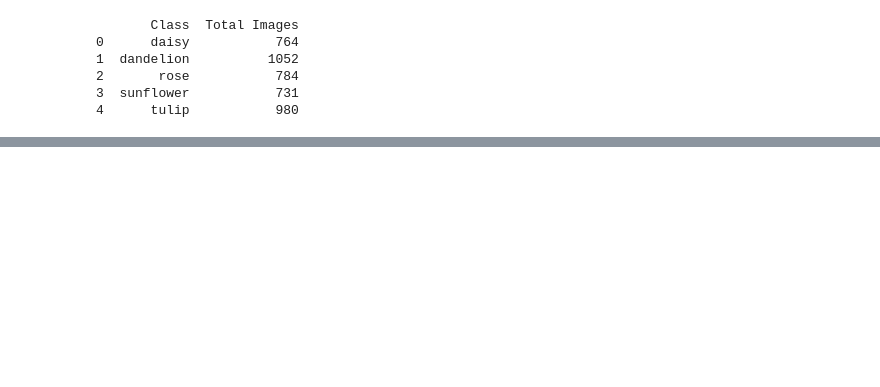
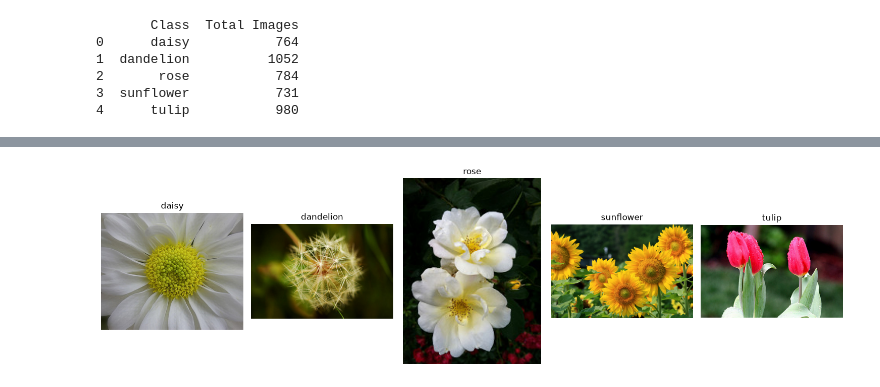
Before and after one commit to piisaa/Projek_Deep_Learning_Models_Team_11, a Jupyter notebook: Notebook/EDA.ipynb, the cells around one changed output, grey strips where cells are left out. Saved outputs shown, nothing was run; the diff lists cells and outputs as text; code cells hidden in the pictures; blank space fills up the shorter version.

```diff
--- a/Notebook/EDA.ipynb
+++ b/Notebook/EDA.ipynb
@@ -122,0 +212,21 @@ print(df_distribution)
+# %%
+# Visualisasi sampel gambar setiap kelas
+
+fig, axes = plt.subplots(1, 5, figsize=(15, 4))
+
+for i, class_name in enumerate(classes):
+
+    folder = dataset_dir / class_name
+
+    images = list(folder.glob("*"))
+
+    img = Image.open(images[0])
+
+    axes[i].imshow(img)
+    axes[i].set_title(class_name)
+    axes[i].axis("off")
+
+plt.tight_layout()
+plt.show()
+# %% [output]
+[figure, added]
```
Also changed, not shown: parts of 13 cells of this notebook, 1 other file.
